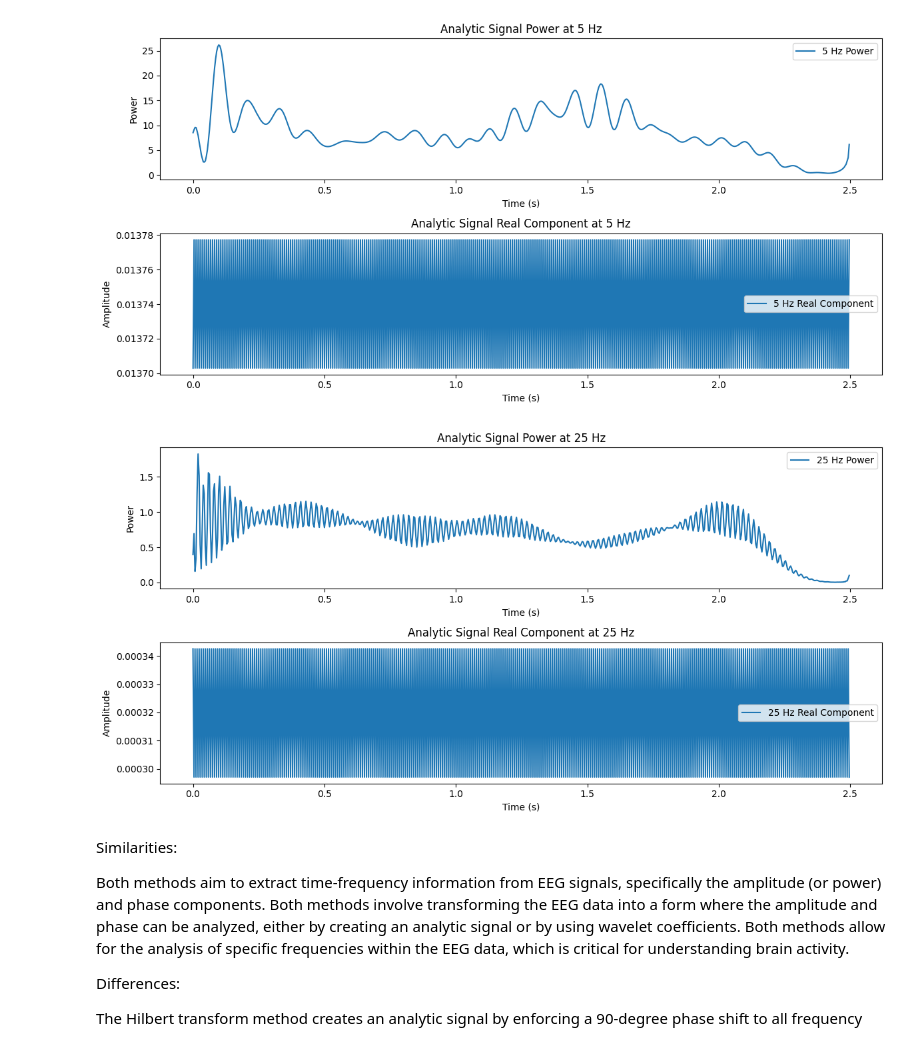
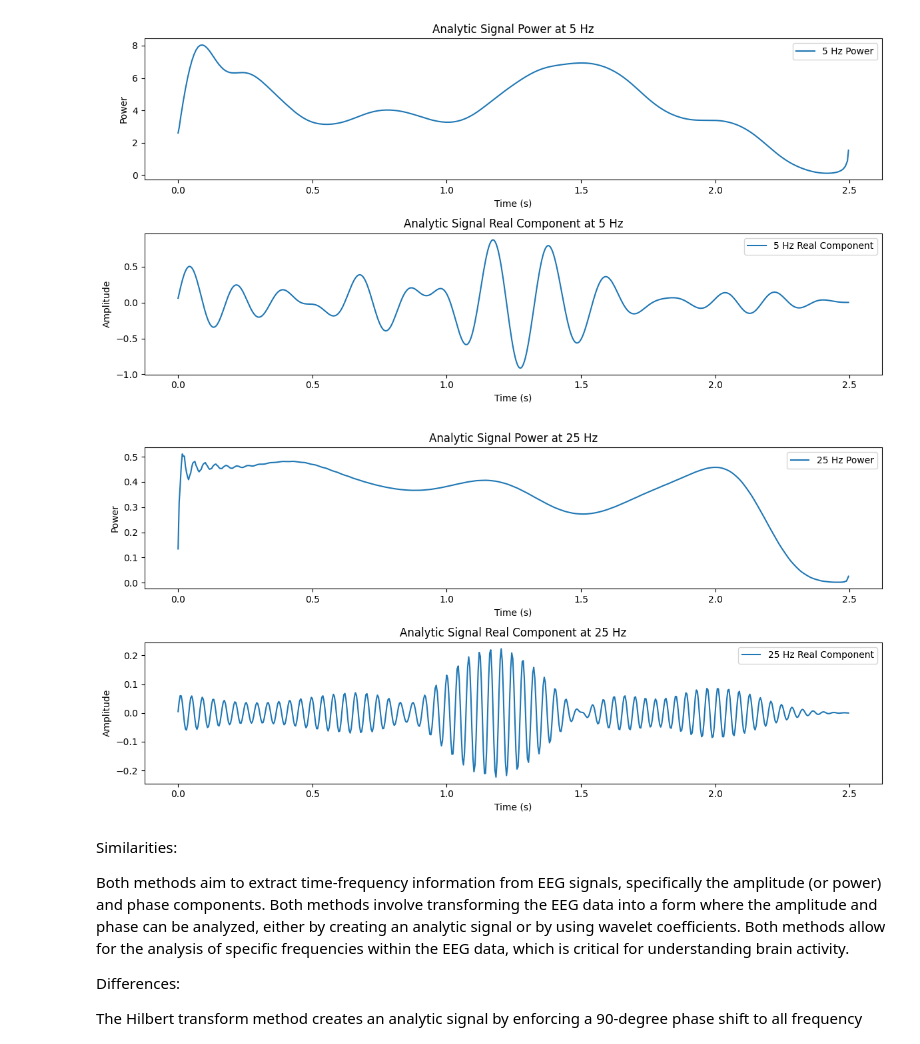
Before and after one commit to maryamnorouzi/Brain-Signal-Processing-, a Jupyter notebook: Brain Signal processing/HW5/HW5.ipynb, the cells around one changed output. Cells and saved outputs as stored; diff of their text form; code cells hidden in the pictures.

```diff
--- a/Brain Signal processing/HW5/HW5.ipynb
+++ b/Brain Signal processing/HW5/HW5.ipynb
@@ -27,16 +27,40 @@ def bandpass_filter(data, lowcut, highcut, fs, order=5):
     y = filtfilt(b, a, data, axis=0)
     return y
 
-# Compute FFT and IFFT to get analytic signal
+# # Compute FFT and IFFT to get analytic signal
+# def compute_fft_ifft(data, fs):
+#     fft_data = fft(data, axis=0)
+#     complex_fft_data = fft_data * (1j)
+#     positive_frequencies = np.arange(0, fft_data.shape[0] // 2)
+#     negative_frequencies = np.arange(fft_data.shape[0] // 2, fft_data.shape[0])
+#     complex_fft_data[positive_frequencies] =  positive_frequencies+-1j* complex_fft_data(positive_frequencies)#np.exp(-1j * np.pi / 2)
+#     complex_fft_data[negative_frequencies] =positive_frequencies+1j* complex_fft_data (positive_frequencies) #np.exp(1j * np.pi / 2)
+#     analytic_signal = ifft(complex_fft_data, axis=0)
+#     return analytic_signal
+
+
+
+
 def compute_fft_ifft(data, fs):
+    # Compute the FFT of the input data
     fft_data = fft(data, axis=0)
-    complex_fft_data = fft_data * (1j)
-    positive_frequencies = np.arange(0, fft_data.shape[0] // 2)
-    negative_frequencies = np.arange(fft_data.shape[0] // 2, fft_data.shape[0])
-    complex_fft_data[positive_frequencies] *= np.exp(-1j * np.pi / 2)
-    complex_fft_data[negative_frequencies] *= np.exp(1j * np.pi / 2)
+
+    # Create a copy of the fft data to construct the analytic signal
+    complex_fft_data = np.zeros_like(fft_data, dtype=complex)
+
+    # Find the indices for the positive and negative frequencies
+    positive_frequencies = np.arange(0, fft_data.shape[0] // 2 + 1)
+    negative_frequencies = np.arange(fft_data.shape[0] // 2 + 1, fft_data.shape[0])
+
+    # Assign the positive frequencies and zero out the negative frequencies
+    complex_fft_data[positive_frequencies] = fft_data[positive_frequencies]
+    complex_fft_data[negative_frequencies] = 0
+
+    # Compute the IFFT of the complex FFT data to get the analytic signal
     analytic_signal = ifft(complex_fft_data, axis=0)
+
     return analytic_signal
+
 
 # Analysis parameters
 bandwidth = 3  # 3 Hz bandwidth
@@ -52,35 +76,35 @@ fft_results = {freq: compute_fft_ifft(filtered_data[freq], sampling_rate) for fr
 analytic_signals_fft = {
     freq: {
         'power': np.mean(np.abs(signal)**2, axis=1),
         'real': np.mean(np.real(signal), axis=1)
     } for freq, signal in fft_results.items()
 }
 
 
 
 hilbert_phases = {freq: np.angle(fft_results[freq]) for freq in frequencies}
 
 # Plot the results
 times = np.arange(cz_data.shape[0]) / sampling_rate
 for freq in frequencies:
     plt.figure(figsize=(12, 6))
     plt.subplot(2, 1, 1)
     plt.plot(times, analytic_signals_fft[freq]['power'], label=f'{freq} Hz Power')
     plt.xlabel('Time (s)')
     plt.ylabel('Power')
     plt.title(f'Analytic Signal Power at {freq} Hz')
     plt.legend()
     plt.subplot(2, 1, 2)
     plt.plot(times, analytic_signals_fft[freq]['real'], label=f'{freq} Hz Real Component')
     plt.xlabel('Time (s)')
     plt.ylabel('Amplitude')
     plt.title(f'Analytic Signal Real Component at {freq} Hz')
     plt.legend()
     plt.tight_layout()
     plt.show()
 # %% [output]
-[figure, old version]
+[figure, new version]
-[figure, old version]
+[figure, new version]
 # %% [markdown]
 Similarities:
 
```
